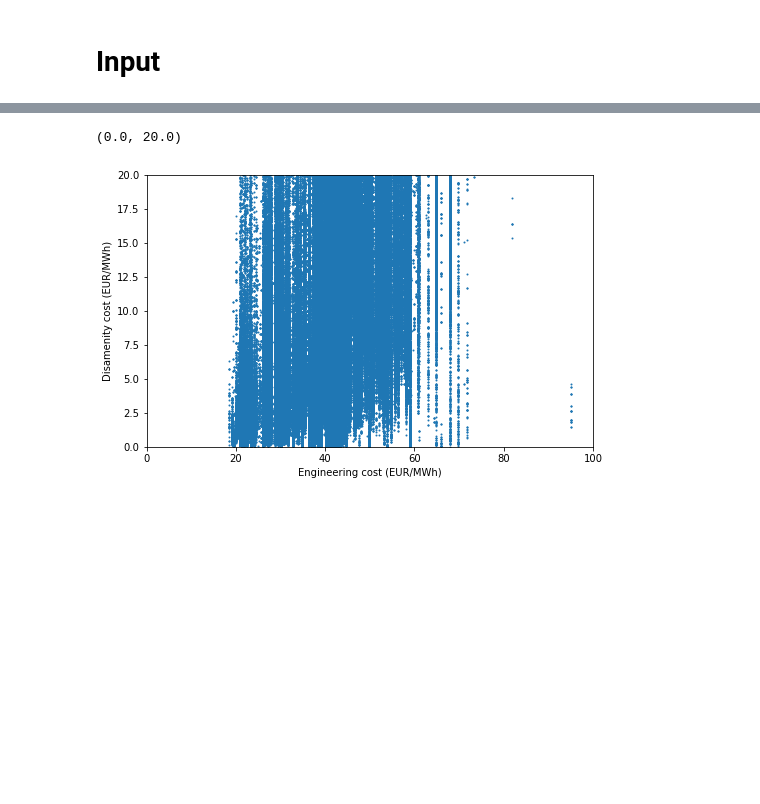
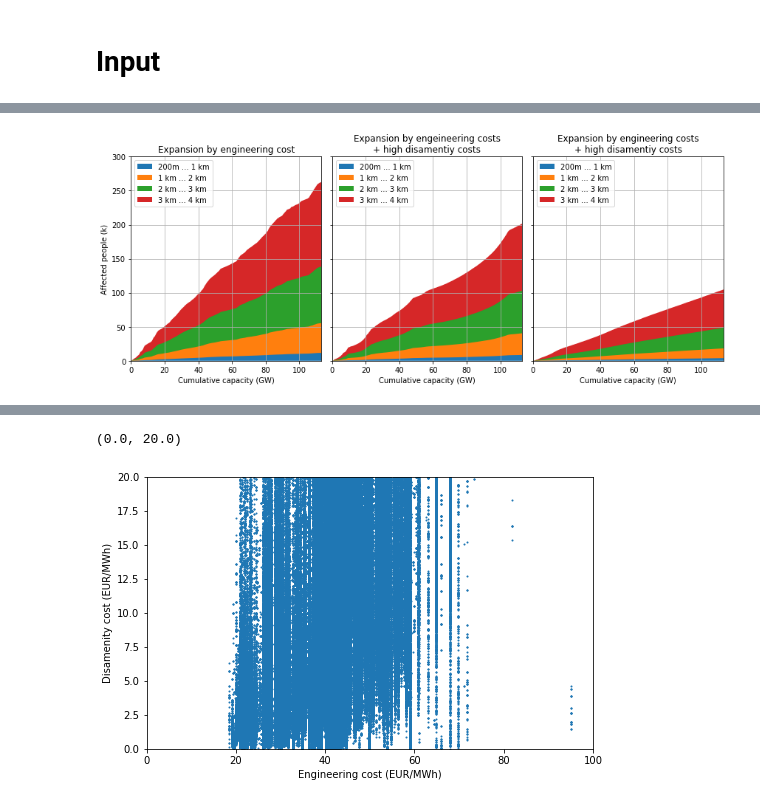
Before and after one commit to timtroendle/wind-onshore-cost-potential, a Jupyter notebook: notebooks/plots.ipynb, the cells around one changed output, grey strips where cells are left out. Saved outputs shown, nothing was run; the diff lists cells and outputs as text; code cells hidden in the pictures; blank space fills up the shorter version.

```diff
--- a/notebooks/plots.ipynb
+++ b/notebooks/plots.ipynb
@@ -203,0 +142,73 @@ for i, c in enumerate(countries):
+# %%
+label_map = {
+    1: '200m ... 1 km',
+    2: '1 km ... 2 km',
+    3: '2 km ... 3 km',
+    4: '3 km ... 4 km',
+}
+tmp = turbines[turbines['DE']>0].copy()
+cumulative_capacity = tmp['DE'].cumsum() / 1000
+
+fig = plt.figure(figsize=[12,5])
+
+ax1 = fig.add_subplot(131)
+
+tmp_eng = tmp.fillna(0).sort_values('engineering').reset_index(drop=True)[list(range(1, 5))].cumsum() /1000000
+
+bottom = 0
+for d in range(1, 5):
+    plt.fill_between(cumulative_capacity, bottom, bottom+tmp_eng[c], label=label_map[d])
+    bottom += tmp_eng[d]
+
+plt.xlabel('Cumulative capacity (GW)')
+plt.ylabel('Affected people (k)')
+plt.xlim(0, 0.1 * cumulative_capacity.iloc[-1])
+plt.ylim(0, 300)
+
+plt.legend(loc='upper left')
+plt.title('Expansion by engineering cost')
+plt.grid()
+
+
+ax2 = fig.add_subplot(132)
+ax2.set_yticklabels('')
+
+tmp['total'] = tmp['engineering'] + tmp['disamenity']
+tmp_eng = tmp.fillna(0).sort_values('total').reset_index(drop=True)[list(range(1, 5))].cumsum() /1000000
+
+bottom = 0
+for d in range(1, 5):
+    plt.fill_between(cumulative_capacity, bottom, bottom+tmp_eng[c], label=label_map[d])
+    bottom += tmp_eng[d]
+
+plt.xlabel('Cumulative capacity (GW)')
+plt.xlim(0, 0.1 * cumulative_capacity.iloc[-1])
+plt.ylim(0, 300)
+
+plt.legend(loc='upper left')
+plt.title('Expansion by engeineering costs\n+ high disamentiy costs')
+plt.grid()
+
+
+ax3 = fig.add_subplot(133)
+ax3.set_yticklabels('')
+
+tmp['total'] = tmp['engineering'] + 10 * tmp['disamenity']
+tmp_eng = tmp.fillna(0).sort_values('total').reset_index(drop=True)[list(range(1, 5))].cumsum() /1000000
+
+bottom = 0
+for d in range(1, 5):
+    plt.fill_between(cumulative_capacity, bottom, bottom+tmp_eng[c], label=label_map[d])
+    bottom += tmp_eng[d]
+
+plt.xlabel('Cumulative capacity (GW)')
+plt.xlim(0, 0.1 * cumulative_capacity.iloc[-1])
+plt.ylim(0, 300)
+
+plt.legend(loc='upper left')
+plt.title('Expansion by engineering costs\n+ high disamentiy costs')
+plt.grid()
+
+plt.tight_layout()
+# %% [output]
+[figure, new version]
```
Also changed, not shown: parts of 8 cells of this notebook, 1 other file.
